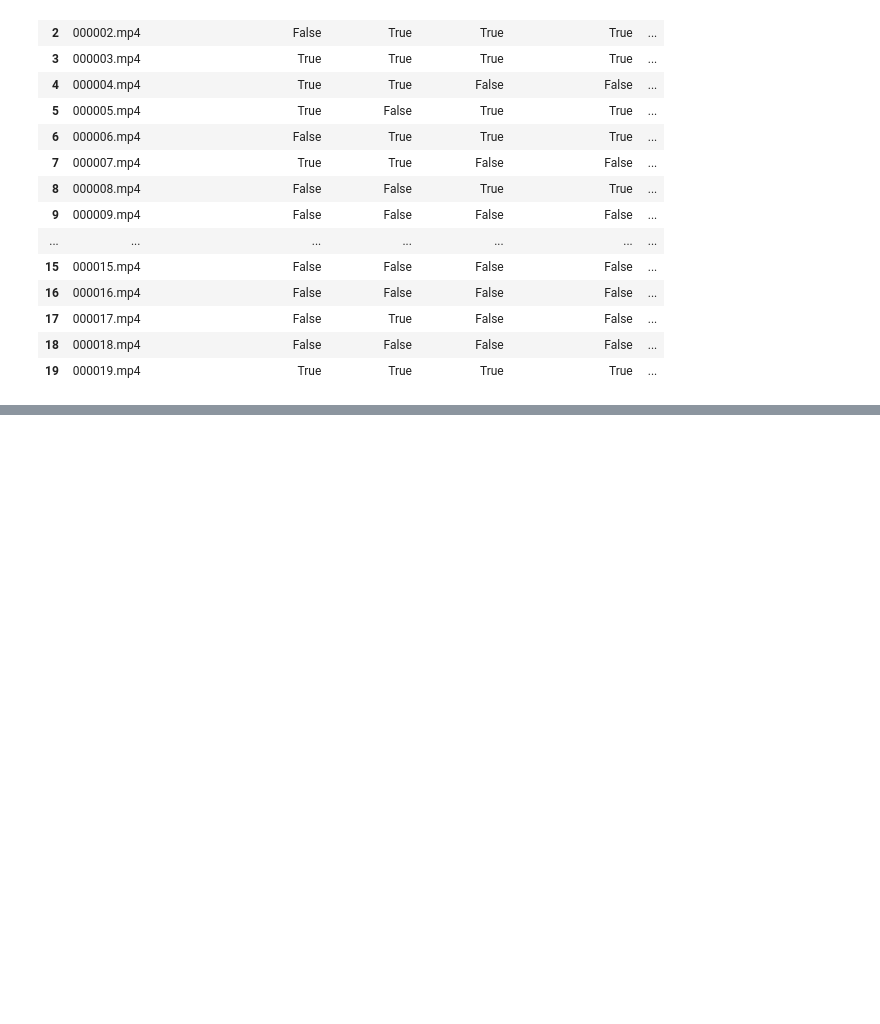
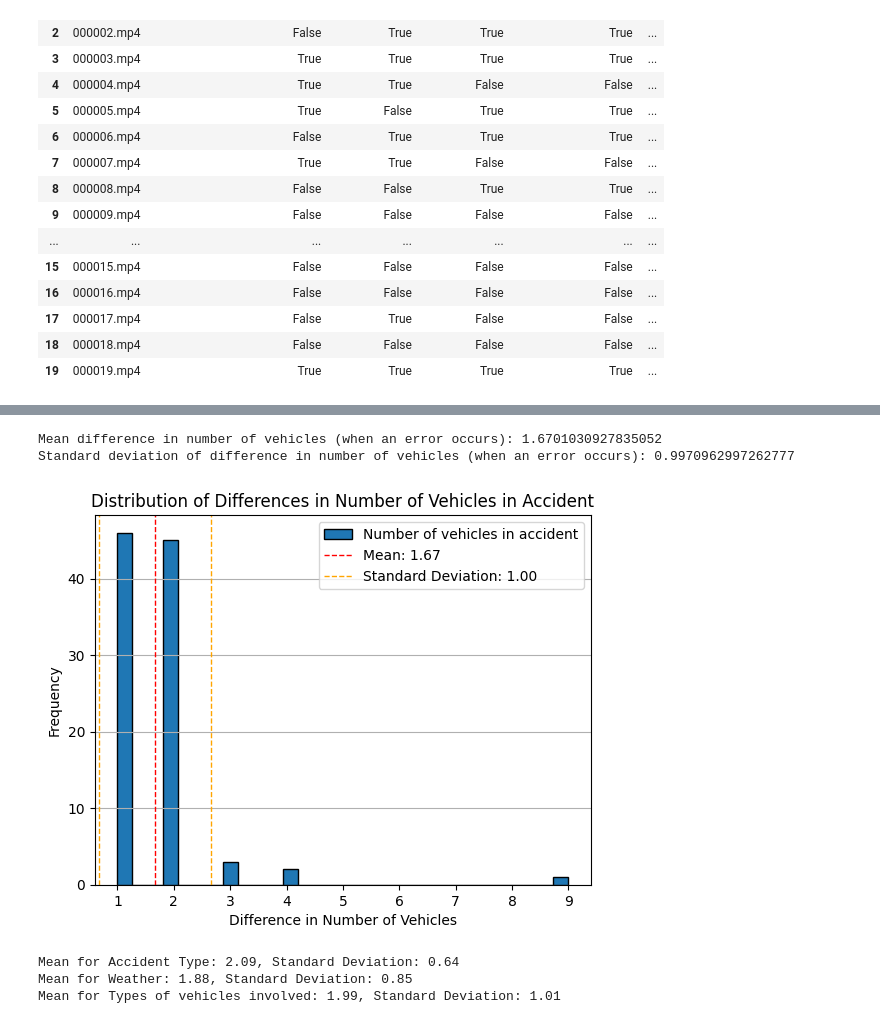
Before and after one commit to Silverasdf/extracted_frames_sheets, a Jupyter notebook: check_ground_truths.ipynb, the cells around one changed output, grey strips where cells are left out. Drawn from its saved outputs; the diff is of its cells as text; code cells hidden in the pictures; blank space fills up the shorter version.

```diff
--- a/check_ground_truths.ipynb
+++ b/check_ground_truths.ipynb
@@ -265,0 +289,53 @@ dtype: float64
+# %%
+#For number of vehicles in accident, determine the mean and standard deviation of HOW MUCH the model is off by
+num_vehicles_diff = (cleaned_ground_truth_df['Number of vehicles in accident'] - combined_df['Number of vehicles in accident']).abs()
+#Remove all the rows where the difference is 0
+num_vehicles_diff = num_vehicles_diff[num_vehicles_diff > 0]
+mean_diff = num_vehicles_diff.mean()
+std_diff = num_vehicles_diff.std()
+print(f"Mean difference in number of vehicles (when an error occurs): {mean_diff}")
+print(f"Standard deviation of difference in number of vehicles (when an error occurs): {std_diff}")
+
+#Plot this distribution
+num_vehicles_diff.plot(kind='hist', bins=30, color='#1f77b4', edgecolor='black')
+plt.title('Distribution of Differences in Number of Vehicles in Accident')
+plt.xlabel('Difference in Number of Vehicles')
+plt.ylabel('Frequency')
+plt.axvline(mean_diff, color='red', linestyle='dashed', linewidth=1, label=f'Mean: {mean_diff:.2f}')
+plt.axvline(mean_diff + std_diff, color='orange', linestyle='dashed', linewidth=1, label=f'Standard Deviation: {std_diff:.2f}')
+plt.axvline(mean_diff - std_diff, color='orange', linestyle='dashed', linewidth=1)
+plt.legend()
+plt.grid(axis='y')
+plt.show()
+# %% [output]
+Mean difference in number of vehicles (when an error occurs): 1.6701030927835052
+Standard deviation of difference in number of vehicles (when an error occurs): 0.9970962997262777
+[figure, added]
+# %%
+#For type of accident, determine how off the model is from the ground truth (measure the xor of the model)
+
+def calculate_type_accuracy(expected_df, actual_df):
+    # Calculate the accuracy for each type of accident
+    accuracy = {}
+    std_dev = {}
+    for col in ["Accident Type", "Weather", "Types of vehicles involved"]:
+        #Do the xor of the sets and give me the length of the intersection
+        xor_lengths = []
+        for i, _ in expected_df.iterrows():
+            expected_set = set(expected_df.at[i, col]) if isinstance(expected_df.at[i, col], list) else {expected_df.at[i, col]}
+            actual_set = set(actual_df.at[i, col]) if isinstance(actual_df.at[i, col], list) else {actual_df.at[i, col]}
+            xor_length = len(expected_set ^ actual_set)
+            #If the xor length is 0, it means they are the same, so we will not count it
+            if xor_length > 0:
+                xor_lengths.append(xor_length)
+        accuracy[col] = sum(xor_lengths) / len(xor_lengths) if xor_lengths else 0
+        std_dev[col] = pd.Series(xor_lengths).std() if xor_lengths else 0
+    return accuracy, std_dev
+
+type_accuracy, type_std_dev = calculate_type_accuracy(cleaned_ground_truth_df, combined_df)
+for col in zip(type_accuracy.keys(), type_std_dev.keys()):
+    print(f"Mean for {col[0]}: {type_accuracy[col[0]]:.2f}, Standard Deviation: {type_std_dev[col[1]]:.2f}")
+# %% [output]
+Mean for Accident Type: 2.09, Standard Deviation: 0.64
+Mean for Weather: 1.88, Standard Deviation: 0.85
+Mean for Types of vehicles involved: 1.99, Standard Deviation: 1.01
```
Also changed, not shown: parts of 5 cells of this notebook, 1 other file.
